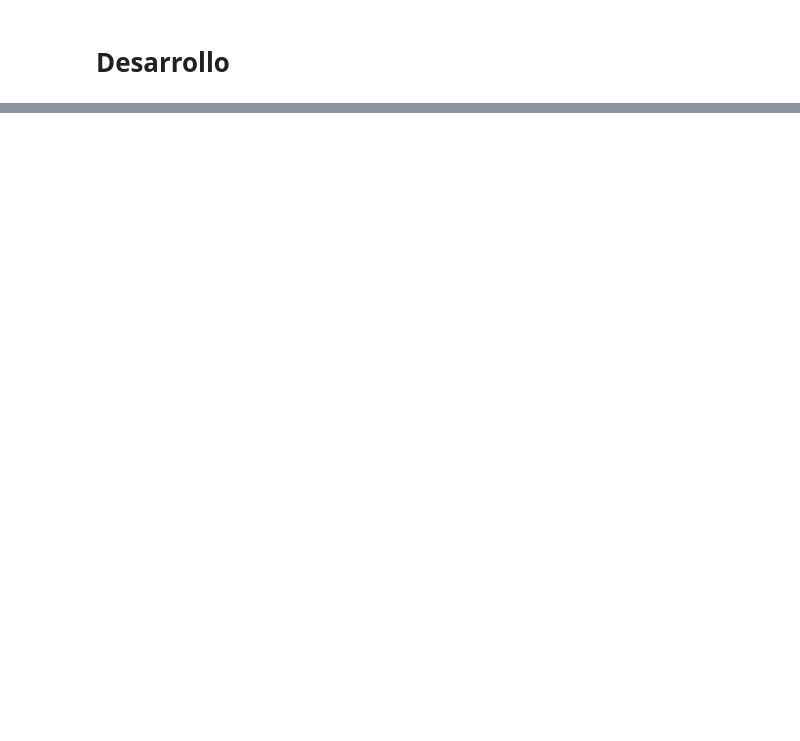
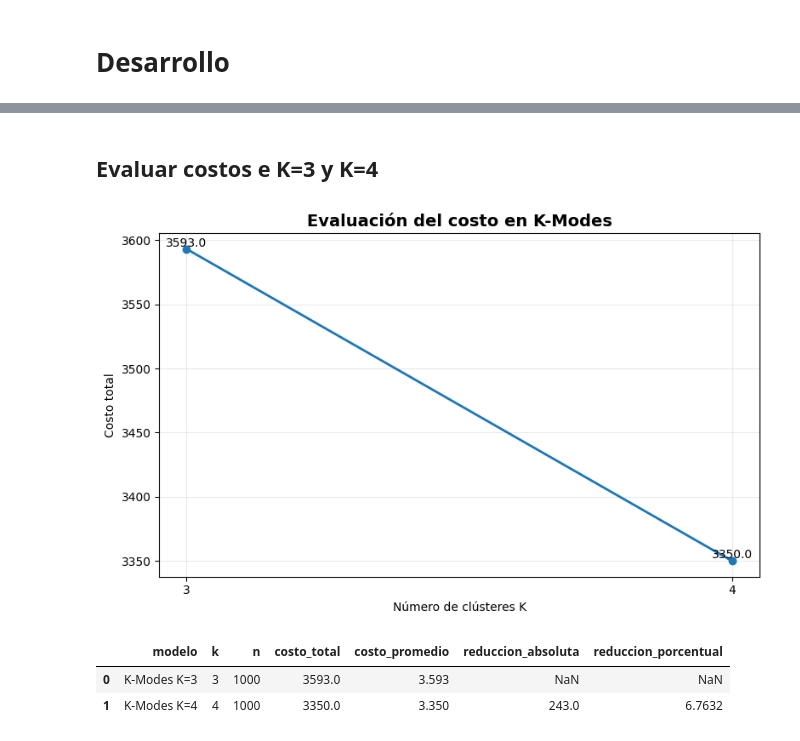
Before and after one commit to rpizarrog/Libro-Aprendizaje-Automatico.-Casos-de-Estudio-con-R-y-Python, a Jupyter notebook: Python NoteBooks/K_Modes_con_datos_de_comportamiento_de_compras_clientes.ipynb, the cells around one changed output, grey strips where cells are left out. Saved outputs shown, nothing was run; the diff lists cells and outputs as text; code cells hidden in the pictures; blank space fills up the shorter version.

```diff
--- a/Python NoteBooks/K_Modes_con_datos_de_comportamiento_de_compras_clientes.ipynb
+++ b/Python NoteBooks/K_Modes_con_datos_de_comportamiento_de_compras_clientes.ipynb
@@ -46,0 +180,21 @@ Los resultados ofrecidos en el modelo *K-Modes* descritos con *Python*, ofrece r
+# %% [markdown]
+## Evaluar costos e K=3 y K=4
+# %%
+resultado_costo = f_evaluar_costo_KModes(
+    modelos=[
+        modelo_KModesK3,
+        modelo_KModesK4
+    ],
+    nombres_modelos=[
+        "K-Modes K=3",
+        "K-Modes K=4"
+    ],
+    graficar=True
+)
+
+resultado_costo["tabla_costos"]
+# %% [output]
+[figure, added]
+|  | modelo | k | n | costo_total | costo_promedio | reduccion_absoluta | reduccion_porcentual |
+| 0 | K-Modes K=3 | 3 | 1000 | 3593.0 | 3.593 | NaN | NaN |
+| 1 | K-Modes K=4 | 4 | 1000 | 3350.0 | 3.350 | 243.0 | 6.7632 |
```
Also changed, not shown: parts of 21 cells of this notebook.
